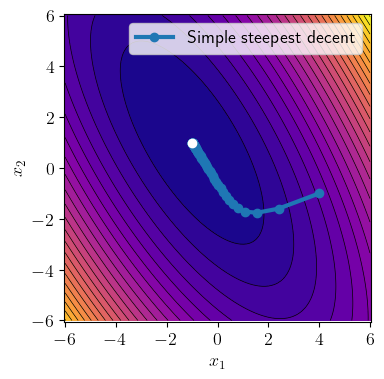
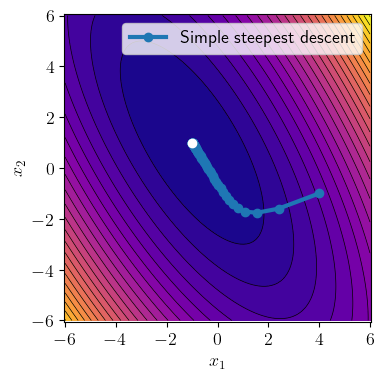
The notebook cell's code change between the first figure and the second:
--- before
+++ after
@@ -15,5 +15,5 @@
 
 
-def simple_decent(x_init, func, eta=0.1, max_iter=100):
+def simple_descent(x_init, func, eta=0.1, max_iter=100):
     # Copy initial x to new differentiable tensor x
     x = x_init.clone().requires_grad_()
@@ -32,9 +32,9 @@
 
 x_init = torch.tensor([4.0, -1.0])
-path = simple_decent(x_init, f)
+path = simple_descent(x_init, f)
 plot_contours(
-    x, f(x), opti=[-1, 1], paths={"Simple steepest decent": path}, figsize=(4, 4)
+    x, f(x), opti=[-1, 1], paths={"Simple steepest descent": path}, figsize=(4, 4)
 )
 plt.xticks([-6, -4, -2, 0, 2, 4, 6])
 plt.yticks([-6, -4, -2, 0, 2, 4, 6])
-plt.savefig("../figures/simple_decent.svg", transparent=True)
+plt.savefig("../figures/simple_descent.svg", transparent=True)

Commit: Fix all "decent" typos that should actually be "descent".